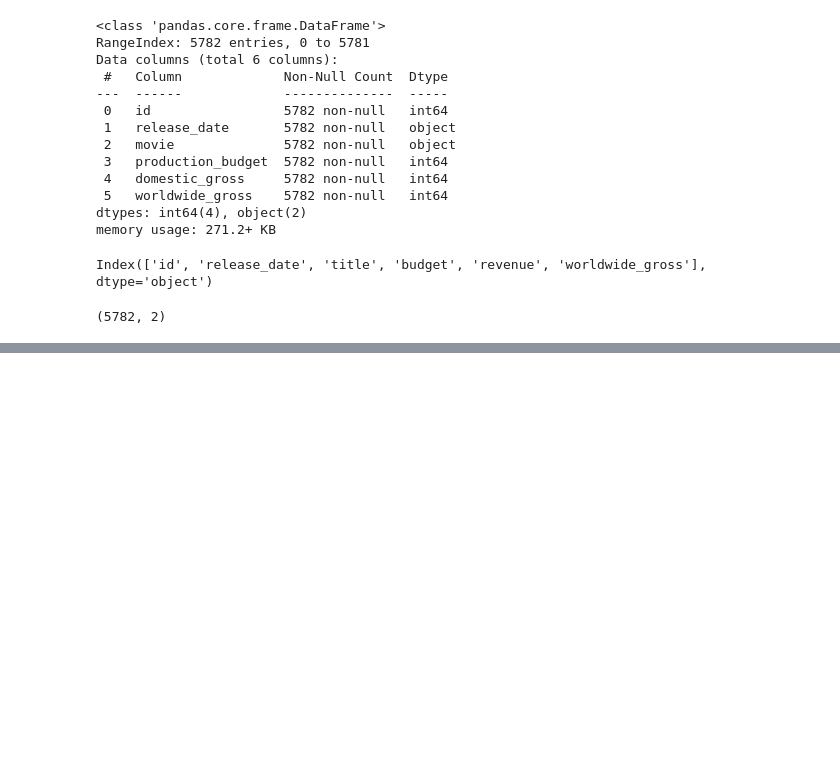
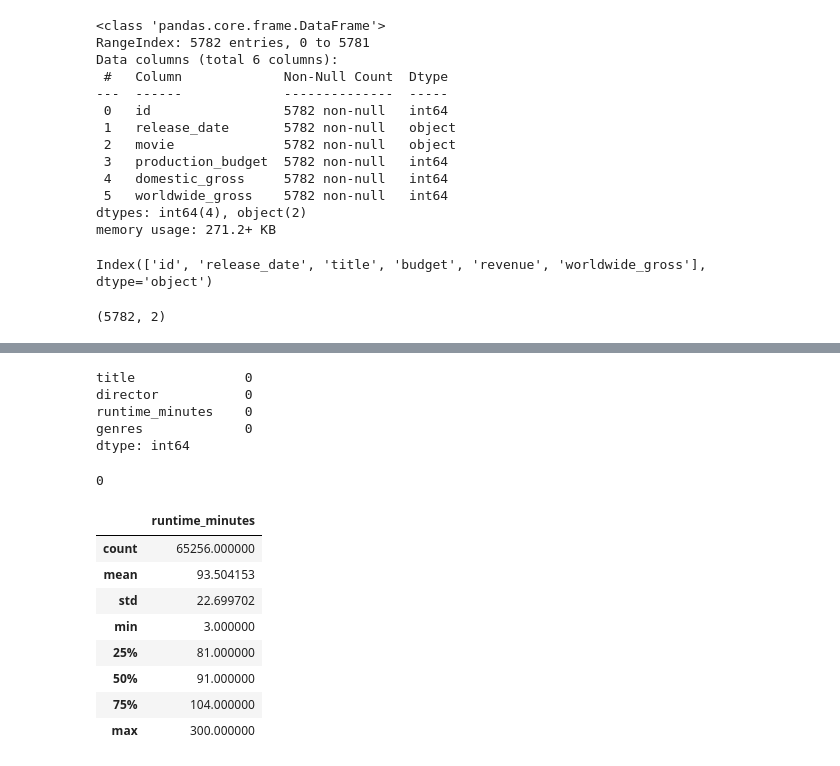
Before and after one commit to ggeorgekkariuki/Microsoft-Movie-Analysis, a Jupyter notebook: student.ipynb, the cells around one changed output, grey strips where cells are left out. Cells and saved outputs as stored; diff of their text form; code cells hidden in the pictures; blank space fills up the shorter version.

```diff
--- a/student.ipynb
+++ b/student.ipynb
@@ -306,0 +330,22 @@ budgets_df.shape
+# %%
+# Through investigation we can see that the runtime_minutes missing values account for less than 10% of the dataset.
+# We can drop these records because attempting to fill in the values with the mean could falsify our findings
+im_df.dropna(axis=0, inplace=True)
+im_df.shape
+im_df.isna().sum()
+# %% [output]
+title              0
+director           0
+runtime_minutes    0
+genres             0
+dtype: int64
+# %%
+# Drop duplicates
+im_df.duplicated().sum() # 86218
+
+im_df.drop_duplicates(subset=['title', 'runtime_minutes',
+                              'genres',], keep='first', inplace=True)
+
+im_df.duplicated().sum()
+# %% [output]
+0
@@ -306,0 +358,13 @@ budgets_df.shape
+# %%
+im_df.shape
+im_df.describe()
+# %% [output]
+|  | runtime_minutes |
+| count | 65256.000000 |
+| mean | 93.504153 |
+| std | 22.699702 |
+| min | 3.000000 |
+| 25% | 81.000000 |
+| 50% | 91.000000 |
+| 75% | 104.000000 |
+| max | 300.000000 |
```
Also changed, not shown: parts of 19 cells of this notebook.
